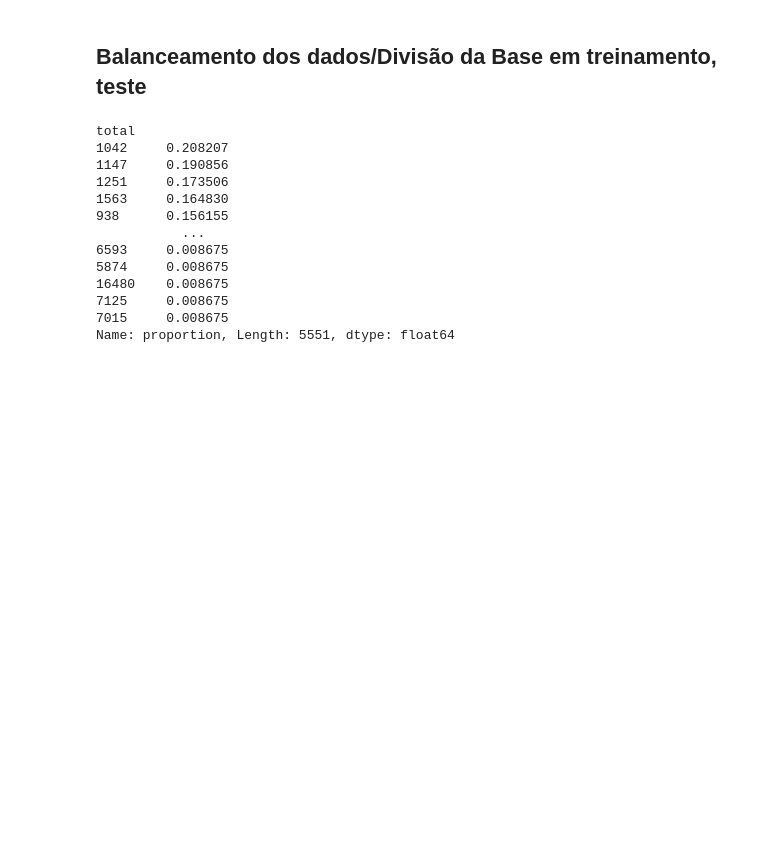
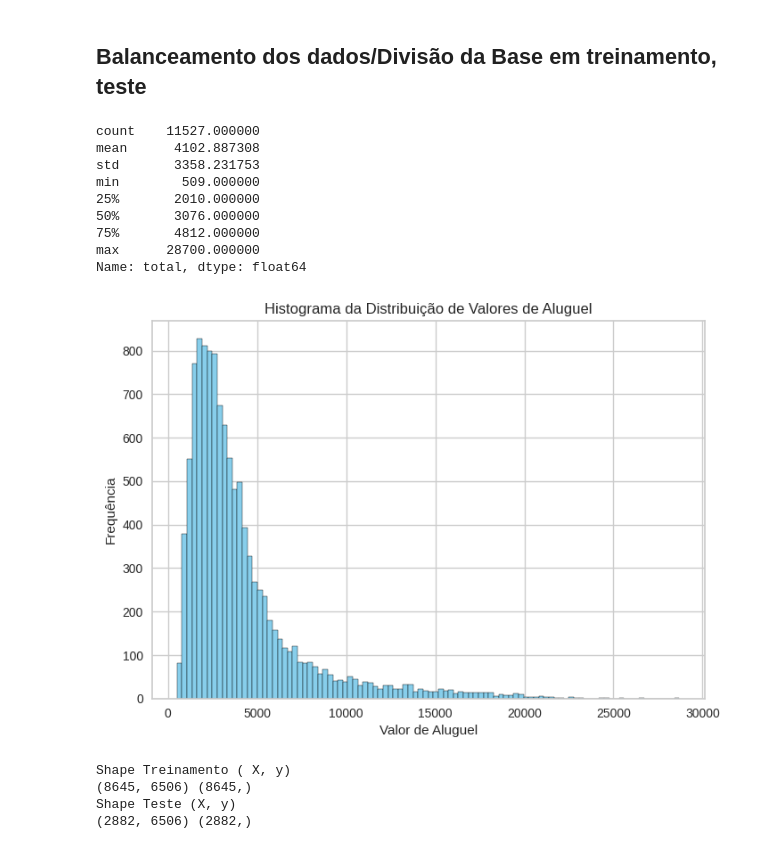
Before and after one commit to csampaio2/imoveis-sp-prediction, a Jupyter notebook: trabalho_final_imoveis_aluguel.ipynb, the cells around one changed output. Saved outputs shown, nothing was run; the diff lists cells and outputs as text; code cells hidden in the pictures; blank space fills up the shorter version.

```diff
--- a/trabalho_final_imoveis_aluguel.ipynb
+++ b/trabalho_final_imoveis_aluguel.ipynb
@@ -300,19 +363,26 @@ array([-0.87013424, -0.32685347, -0.00931452, ..., -0.16924943,
 # %% [markdown]
 ## Balanceamento dos dados/Divisão da Base em treinamento, teste
 # %%
-proporcao = y_imoveis.value_counts(normalize=True)*100
-print(proporcao)
+y_imoveis.describe()
 # %% [output]
-total
-1042     0.208207
-1147     0.190856
-1251     0.173506
-1563     0.164830
-938      0.156155
-           ...
-6593     0.008675
-5874     0.008675
-16480    0.008675
-7125     0.008675
-7015     0.008675
-Name: proportion, Length: 5551, dtype: float64
+count    11527.000000
+mean      4102.887308
+std       3358.231753
+min        509.000000
+25%       2010.000000
+50%       3076.000000
+75%       4812.000000
+max      28700.000000
+Name: total, dtype: float64
+# %%
+plt.hist(y_imoveis, bins=100, edgecolor='black', color='skyblue')
+
+# Adicione rótulos e título
+plt.title('Histograma da Distribuição de Valores de Aluguel')
+plt.xlabel('Valor de Aluguel')
+plt.ylabel('Frequência')
+
+# Exiba o gráfico
+plt.show()
+# %% [output]
+[figure, added]
@@ -318,0 +393,10 @@ Name: proportion, Length: 5551, dtype: float64
+# %%
+print('Shape Treinamento ( X, y)')
+print(X_treinamento.shape, y_treinamento.shape)
+print('Shape Teste (X, y)')
+print(X_teste.shape, y_teste.shape)
+# %% [output]
+Shape Treinamento ( X, y)
+(8645, 6506) (8645,)
+Shape Teste (X, y)
+(2882, 6506) (2882,)
```
Also changed, not shown: parts of 20 cells of this notebook.
